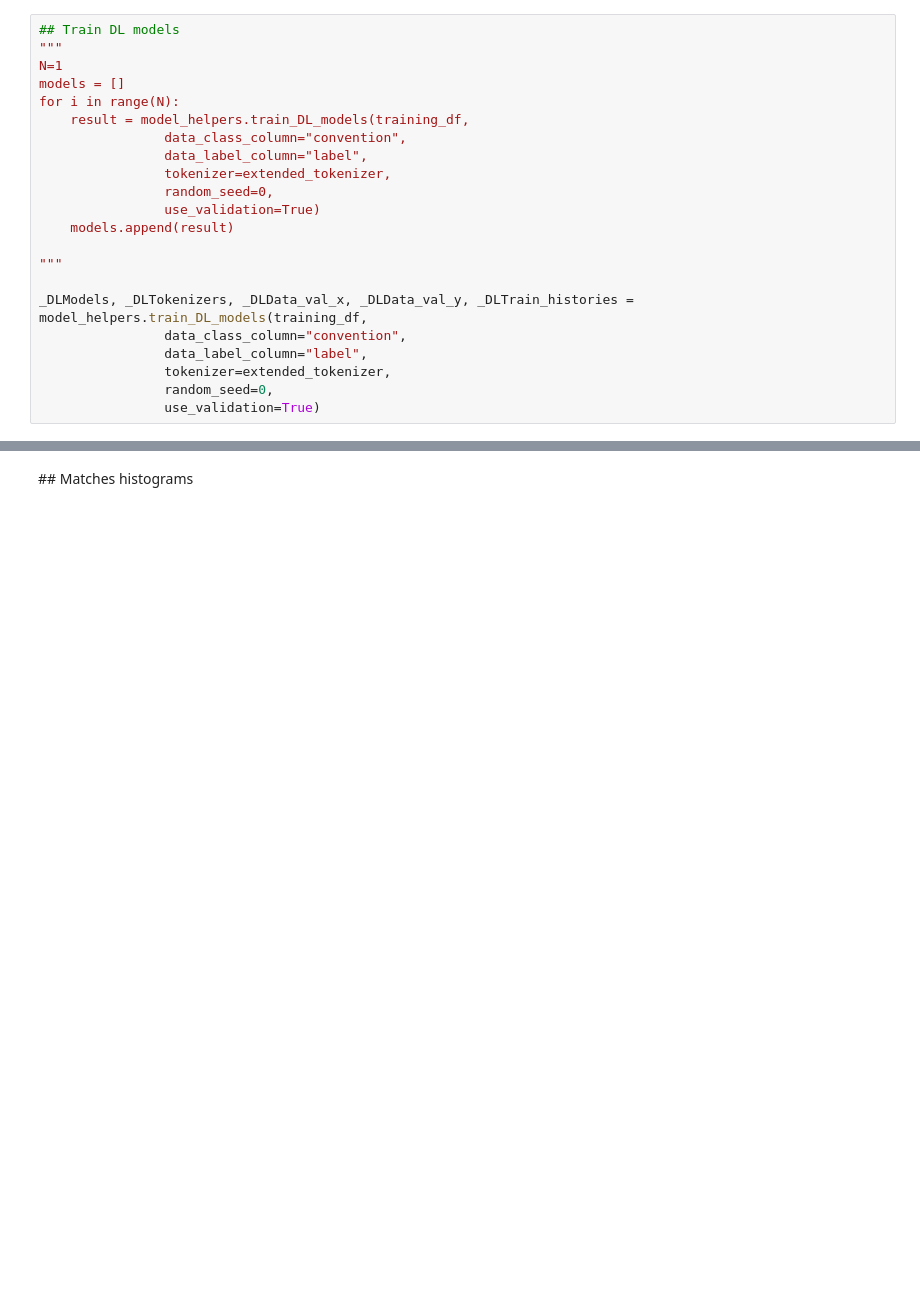
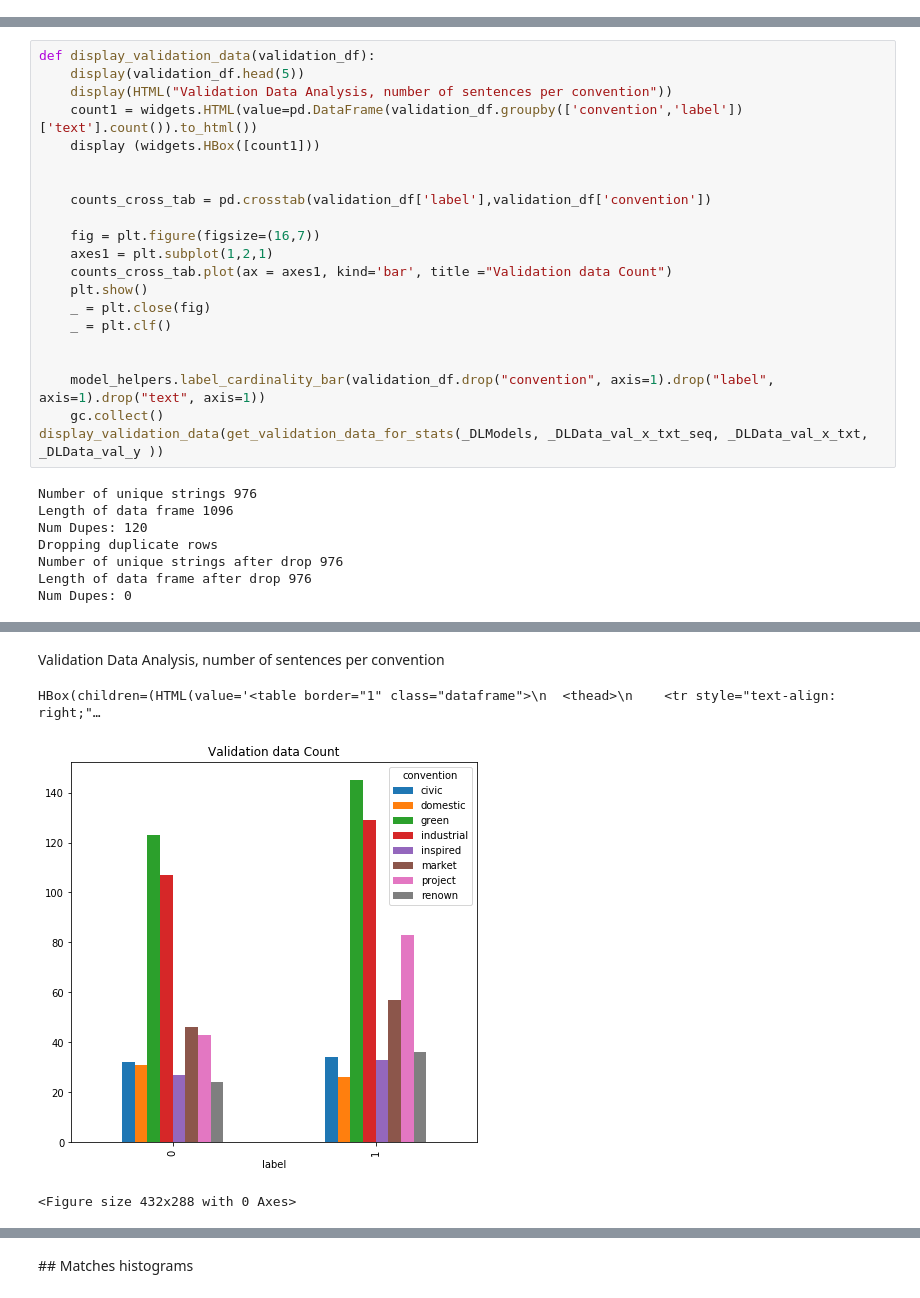
Before and after one commit to aideenf/AIVC, a Jupyter notebook: cp_wssc/Paper experiments.ipynb, the cells around one changed output, grey strips where cells are left out. Drawn from its saved outputs; the diff is of its cells as text; blank space fills up the shorter version.

```diff
--- a/cp_wssc/Paper experiments.ipynb
+++ b/cp_wssc/Paper experiments.ipynb
@@ -146,22 +69,0 @@ embeddings_index =_read_glove_embeddings(glove_dir=paths.GLOVE_DIR_LOCAL, embedd
-# %%
-## Train DL models
-"""
-N=1
-models = []
-for i in range(N):
-    result = model_helpers.train_DL_models(training_df,
-                data_class_column="convention",
-                data_label_column="label",
-                tokenizer=extended_tokenizer,
-                random_seed=0,
-                use_validation=True)
-    models.append(result)
-
-"""
-
-_DLModels, _DLTokenizers, _DLData_val_x, _DLData_val_y, _DLTrain_histories = model_helpers.train_DL_models(training_df,
-                data_class_column="convention",
-                data_label_column="label",
-                tokenizer=extended_tokenizer,
-                random_seed=0,
-                use_validation=True)
@@ -1154,0 +698,29 @@ array([[ 23.,  15.,  18.,   4.,  13.,  12.,  14.,   0.],
+# %%
+def display_validation_data(validation_df):
+    display(validation_df.head(5))
+    display(HTML("Validation Data Analysis, number of sentences per convention"))
+    count1 = widgets.HTML(value=pd.DataFrame(validation_df.groupby(['convention','label'])['text'].count()).to_html())
+    display (widgets.HBox([count1]))
+
+
+    counts_cross_tab = pd.crosstab(validation_df['label'],validation_df['convention'])
+
+    fig = plt.figure(figsize=(16,7))
+    axes1 = plt.subplot(1,2,1)
+    counts_cross_tab.plot(ax = axes1, kind='bar', title ="Validation data Count")
+    plt.show()
+    _ = plt.close(fig)
+    _ = plt.clf()
+
+
+    model_helpers.label_cardinality_bar(validation_df.drop("convention", axis=1).drop("label", axis=1).drop("text", axis=1))
+    gc.collect()
+display_validation_data(get_validation_data_for_stats(_DLModels, _DLData_val_x_txt_seq, _DLData_val_x_txt, _DLData_val_y ))
+# %% [output]
+Number of unique strings 976
+Length of data frame 1096
+Num Dupes: 120
+Dropping duplicate rows
+Number of unique strings after drop 976
+Length of data frame after drop 976
+Num Dupes: 0
@@ -1154,0 +733,4 @@ array([[ 23.,  15.,  18.,   4.,  13.,  12.,  14.,   0.],
+Validation Data Analysis, number of sentences per convention
+HBox(children=(HTML(value='<table border="1" class="dataframe">\n  <thead>\n    <tr style="text-align: right;"…
+[figure, added]
+<Figure size 432x288 with 0 Axes>
```
Also changed, not shown: parts of 89 cells of this notebook, 1 other file.
